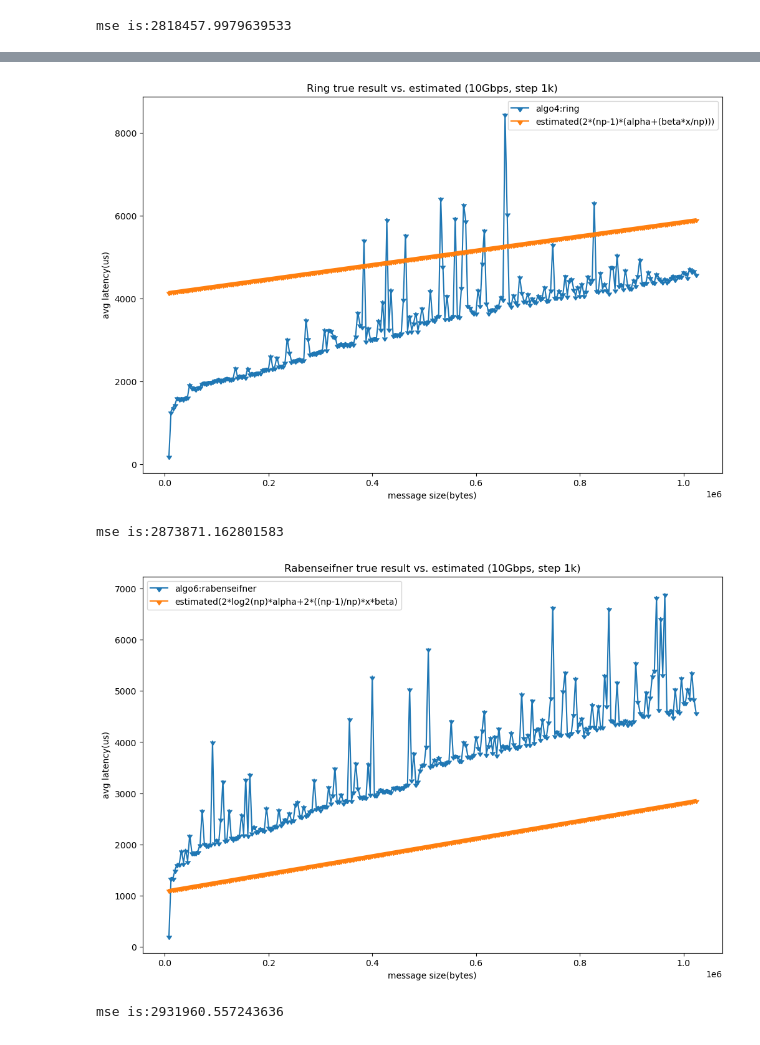
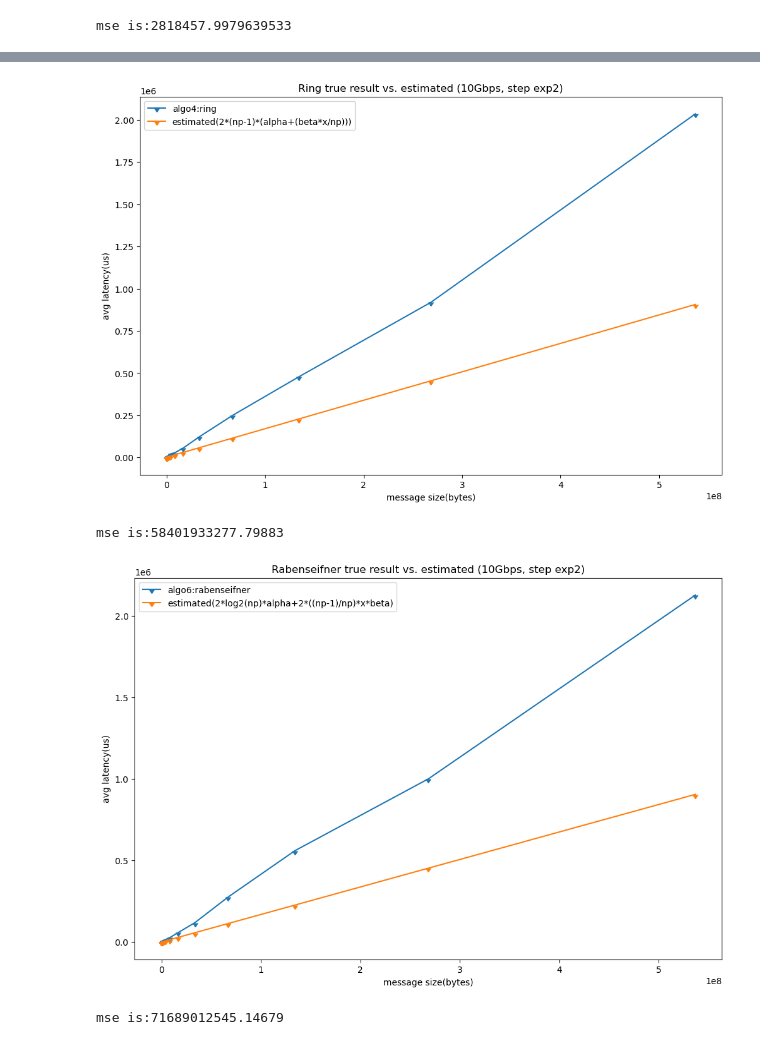
Before and after one commit to dexhunter/allreduce-experiments, a Jupyter notebook: visualize.ipynb, the cells around one changed output, grey strips where cells are left out. Drawn from its saved outputs; the diff is of its cells as text; code cells hidden in the pictures.

```diff
--- a/visualize.ipynb
+++ b/visualize.ipynb
@@ -1946,7 +2256,7 @@ mse is:2343733.2307730946
 x = []
 y = []
 
-with open('data/lat-10g-step1k-modified.txt') as f:
+with open('data/10g-latency.txt') as f:
     for _ in range(4):
         next(f)
 
@@ -1974,7 +2284,7 @@ plt.ylim(0)
 plt.xlim(0)
 
 # plt.legend()
-plt.savefig('imgs/lat-10g-step1k-modified.png')
+plt.savefig('imgs/10g-latency.png')
 plt.show()
 
 slope, intercept = np.polyfit(x,y,1)
@@ -2003,10 +2313,10 @@ def read_algo_with_head(filename):
 
     return x.astype('float'), y.astype('float')
 
-x, y1 = read_algo_with_head('data/new-cluster/allreduce-10g-16cpu-algo1-step1k.txt')
+x, y1 = read_algo_with_head('data/1/10g-16cpu-algo1-stepexp2.txt')
 
 
-plt.title('Basic Lienar true result vs. estimated (10Gbps, step 1k)')
+plt.title('Basic Lienar true result vs. estimated (10Gbps, step exp2)')
 plt.xlabel('message size(bytes)')
 plt.ylabel('avg latency(us)')
 
@@ -2042,10 +2392,10 @@ mse is:171958.85634746184
 # %%
 
 
-x, y1 = read_algo_with_head('data/new-cluster/allreduce-10g-16cpu-algo4-step1k.txt')
+x, y1 = read_algo_with_head('data/1/10g-16cpu-algo4-stepexp2.txt')
 
 
-plt.title('Ring true result vs. estimated (10Gbps, step 1k)')
+plt.title('Ring true result vs. estimated (10Gbps, step exp2)')
 plt.xlabel('message size(bytes)')
 plt.ylabel('avg latency(us)')
 
@@ -2077,47 +2427,47 @@ plt.show()
 mse = np.square(np.subtract(y1,y2)).mean()
 print('mse is:'+str(mse))
 # %% [output]
-[figure, old version]
+[figure, new version]
-mse is:2873871.162801583
+mse is:58401933277.79883
 # %%
 
 
-x, y1 = read_algo_with_head('data/new-cluster/allreduce-10g-16cpu-algo6-step1k.txt')
+x, y1 = read_algo_with_head('data/1/10g-16cpu-algo6-stepexp2.txt')
 
 
-plt.title('Rabenseifner true result vs. estimated (10Gbps, step 1k)')
+plt.title('Rabenseifner true result vs. estimated (10Gbps, step exp2)')
 plt.xlabel('message size(bytes)')
 plt.ylabel('avg latency(us)')
 
 plt.plot(x, y1, label='algo6:rabenseifner', marker=11)
 
 
 # plt.legend()
 # plt.show()
 
 
 alpha = intercept
 beta = slope
 
 
 # # reduce+braodcast
 # # x2 = [2**x for x in range(2,29)]
 # y2 = 2*(alpha+beta*x) # ignore computational cost per byte (+ np*message_size*gamma)
 num_processes=16
 
 # # ring
 # y2 = 2 * (num_processes-1) * (alpha+(x*beta)/num_processes) # ingore (num_processes-1)*(x*gamma/num_processes)
 
 # rabenseifner
 y2 = 2*np.log2(num_processes)*alpha+2*((num_processes-1)/num_processes)*x*beta
 
 plt.plot(x, y2, label='estimated(2*log2(np)*alpha+2*((np-1)/np)*x*beta)', marker=11)
 plt.legend()
 
 plt.show()
 
 mse = np.square(np.subtract(y1,y2)).mean()
 print('mse is:'+str(mse))
 # %% [output]
-[figure, old version]
+[figure, new version]
-mse is:2931960.557243636
+mse is:71689012545.14679
```
Also changed, not shown: parts of 14 cells of this notebook, 29 other files.
